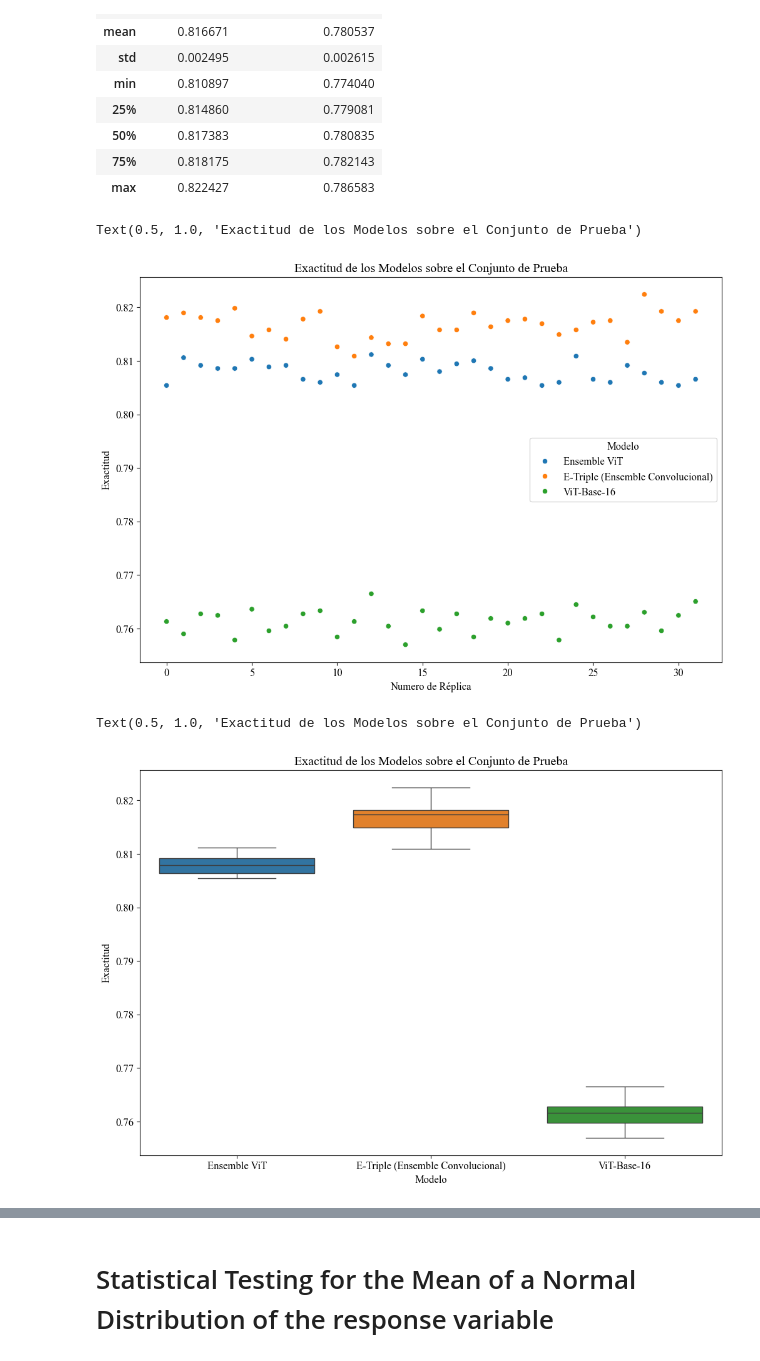
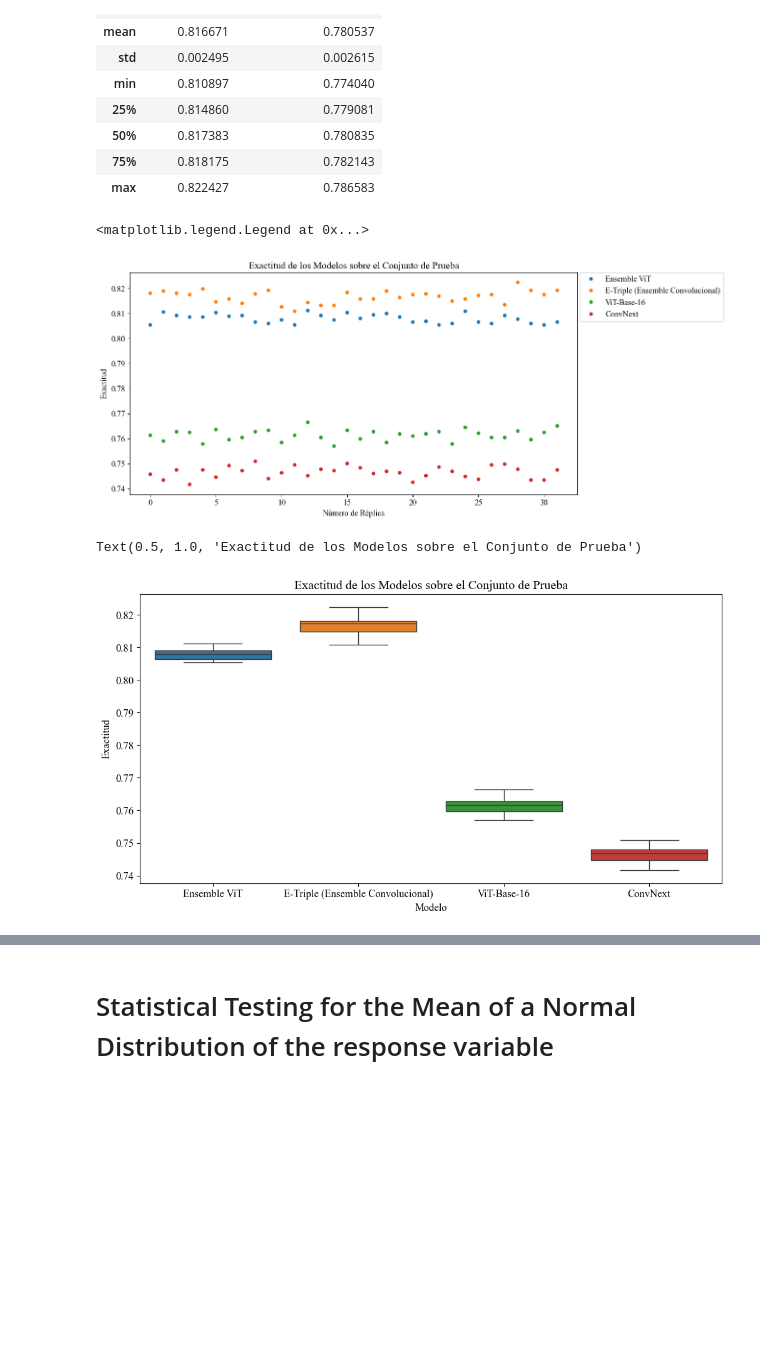
Before and after one commit to Antonio-Tresol/vits_ensemble_cr_leaves, a Jupyter notebook: metrics/metrics_analysis_spanish.ipynb, the cells around one changed output, grey strips where cells are left out. Saved outputs shown, nothing was run; the diff lists cells and outputs as text; code cells hidden in the pictures; blank space fills up the shorter version.

Commit message:
adding convnext to the metrics analysis

```diff
--- a/metrics/metrics_analysis_spanish.ipynb
+++ b/metrics/metrics_analysis_spanish.ipynb
@@ -1,13 +1,14 @@
 # %%
 import pandas as pd
 import matplotlib.pyplot as plt
-figsize = (12, 8)
+figsize = (12, 6)
 plt.rcParams["font.family"] = "Times New Roman"
 plt.rcParams["font.size"] = 12
 # load the metrics
 vit_ensemble = pd.read_csv("vit_ensemble_metrics_stack.csv")
 conv_ensemble = pd.read_csv("conv_ensemble_metrics_stack.csv")
 vit_base_16 = pd.read_csv("vit_base_16_metrics_stack.csv")
+convnext = pd.read_csv("convnext_metrics_stack.csv")
 # %%
 vit_ensemble.sort_values(by="test/BalancedAccuracy", ascending=False, inplace=True)
 vit_ensemble.describe()
@@ -40,31 +41,34 @@ import seaborn as sns
 # %%
 all_metrics = pd.concat(
     [
         vit_ensemble,
         conv_ensemble,
         vit_base_16,
+        convnext
     ],
     axis=0,
 )
 
 
 all_metrics["Modelo"] = (
     ["Ensemble ViT"] * vit_ensemble.shape[0]
     + ["E-Triple (Ensemble Convolucional)"] * conv_ensemble.shape[0]
     + ["ViT-Base-16"] * vit_base_16.shape[0]
+    + ["ConvNext"] * convnext.shape[0]
 )
 
 all_metrics
 
 
 plt.figure(figsize=figsize)
 sns.scatterplot(data=all_metrics, x=all_metrics.index, y="test/Accuracy", hue="Modelo")
 plt.xlabel("Número de Réplica")
 plt.ylabel("Exactitud")
 plt.title("Exactitud de los Modelos sobre el Conjunto de Prueba")
+plt.legend(bbox_to_anchor=(1.005, 1), loc=2, borderaxespad=0.0)
 # %% [output]
-Text(0.5, 1.0, 'Exactitud de los Modelos sobre el Conjunto de Prueba')
+<matplotlib.legend.Legend at 0x...>
-[figure, old version]
+[figure, new version]
 # %%
 plt.figure(figsize=figsize)
 sns.boxplot(data=all_metrics, x="Modelo", y="test/Accuracy", hue="Modelo")
@@ -73,7 +77,7 @@ plt.ylabel("Exactitud")
 plt.title("Exactitud de los Modelos sobre el Conjunto de Prueba")
 # %% [output]
 Text(0.5, 1.0, 'Exactitud de los Modelos sobre el Conjunto de Prueba')
-[figure, old version]
+[figure, new version]
 # %%
 plt.figure(figsize=figsize)
 sns.scatterplot(
```
Also changed, not shown: parts of 7 cells of this notebook.
